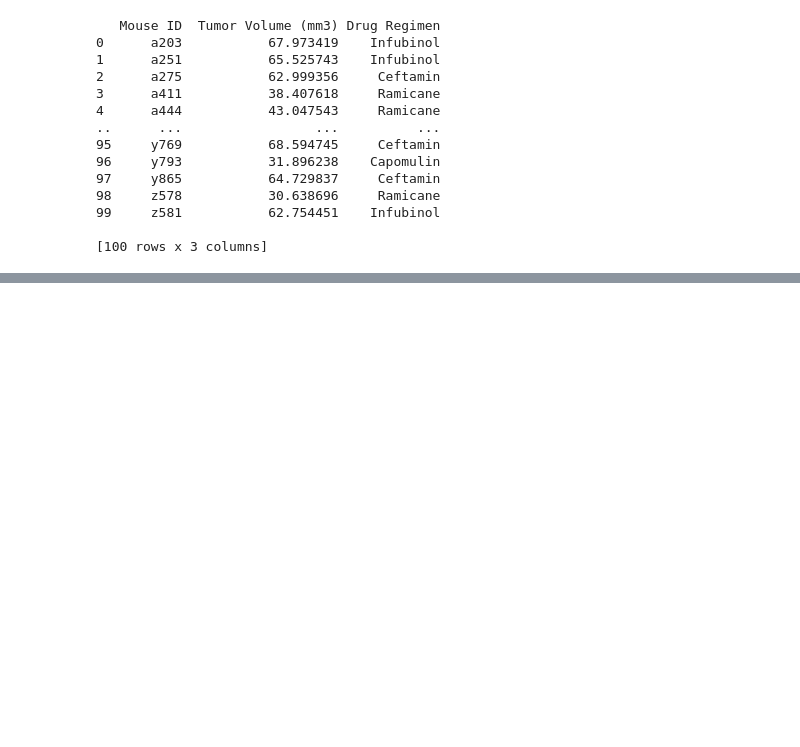
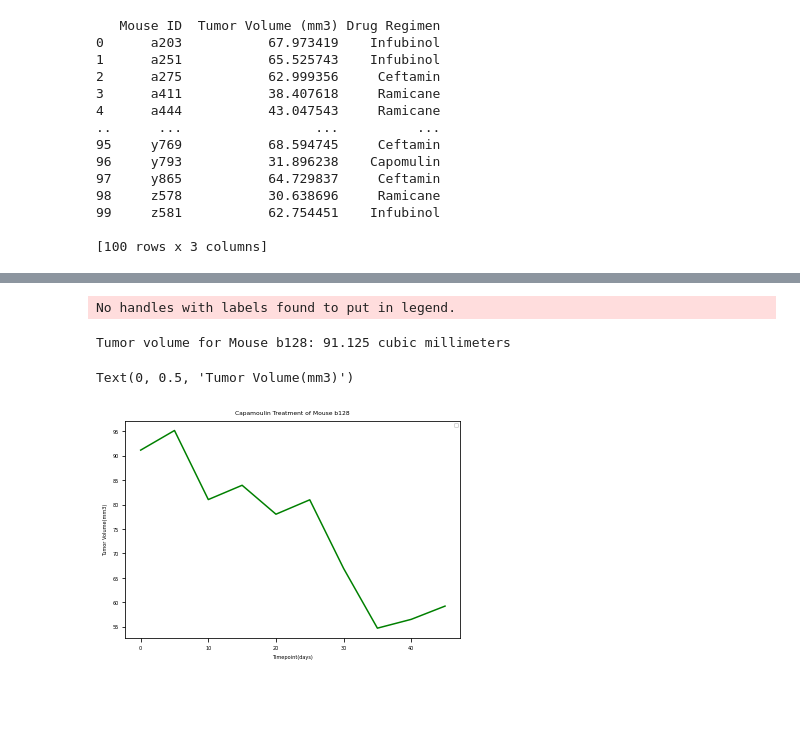
Before and after one commit to anitha0615/Data_Visualisation_Challenge, a Jupyter notebook: Pymaceuticals/pymaceuticals.ipynb, the cells around one changed output, grey strips where cells are left out. Cells and saved outputs as stored; diff of their text form; code cells hidden in the pictures; blank space fills up the shorter version.

```diff
--- a/Pymaceuticals/pymaceuticals.ipynb
+++ b/Pymaceuticals/pymaceuticals.ipynb
@@ -286,0 +342,44 @@ regimen = final_tumor_volume_df['Drug Regimen'].dtype
+# %%
+# Generate a line plot of tumor volume vs. time point for a mouse treated with Capomulin
+
+capomoulin_data = clean_dataframe.loc[clean_dataframe["Drug Regimen"] == "Capomulin"]
+#print(capomoulin_data)
+Cap_timepoints = capomoulin_data["Timepoint"]
+#print(Cap_timepoints)
+Timepoint = [Cap_timepoints]
+
+## Choose a mouse ID to calculate tumor volume for
+
+mouse_id = "b128"
+
+# Filter the data for mice treated with Capomulin and the chosen mouse ID
+
+#capomulin_data =clean_dataframe.loc[(clean_dataframe["Drug Regimen"] == "Capomulin") & (clean_dataframe["Mouse ID"] == mouse_id)]
+
+# Filter the data for mice treated with Capomulin and the "b128" mouse ID
+capomulin_b128_data = clean_dataframe.loc[(clean_dataframe["Drug Regimen"] == "Capomulin") & (clean_dataframe["Mouse ID"] == "b128")]
+
+# Extract the timepoints for the "b128" mouse ID treated with Capomulin
+timepoints = capomulin_b128_data["Timepoint"]
+
+# Calculate the tumor volume for the chosen mouse ID
+length = capomulin_data["Tumor Volume (mm3)"]
+width = capomulin_data["Tumor Volume (mm3)"]
+height = capomulin_data["Tumor Volume (mm3)"]
+tumor_volume = (length * width * height) / 1000
+
+# Print the tumor volume for the chosen mouse ID
+print(f"Tumor volume for Mouse {mouse_id}: {tumor_volume.iloc[0]} cubic millimeters")
+
+plt.plot(timepoints, tumor_volume, color="green")
+plt.legend(loc="best")
+
+plt.title("Capamoulin Treatment of Mouse b128")
+plt.annotate(line, (20,36), fontsize = 12)
+plt.xlabel("Timepoint(days)")
+plt.ylabel("Tumor Volume(mm3)")
+# %% [output]
+No handles with labels found to put in legend.
+Tumor volume for Mouse b128: 91.125 cubic millimeters
+Text(0, 0.5, 'Tumor Volume(mm3)')
+[figure, added]
```
Also changed, not shown: parts of 7 cells of this notebook.
